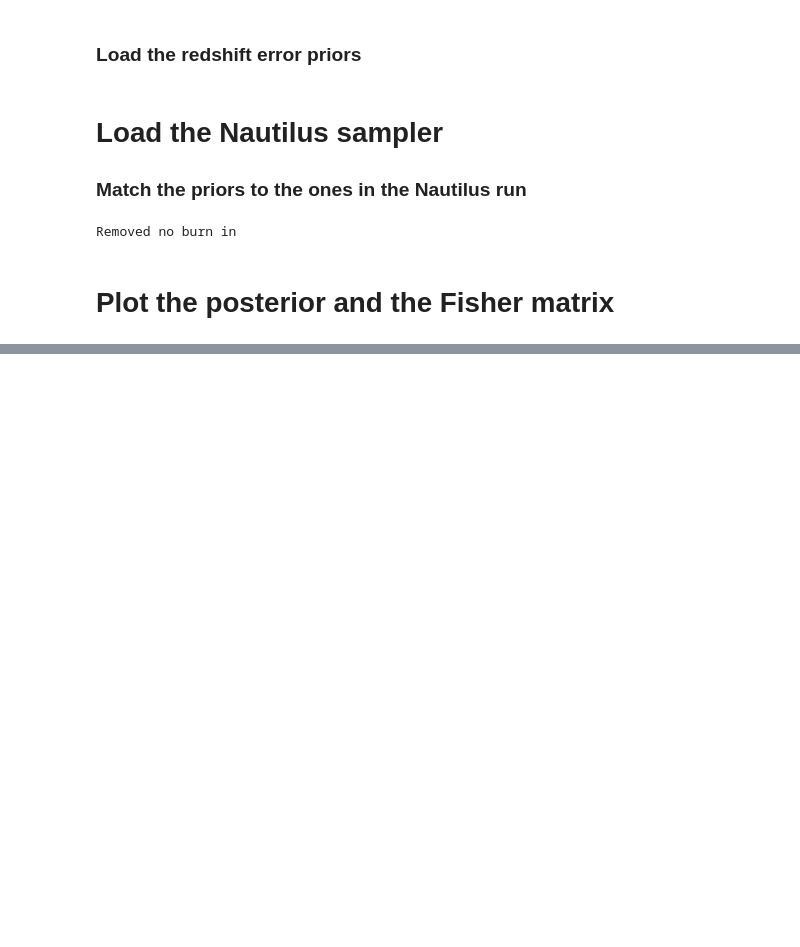
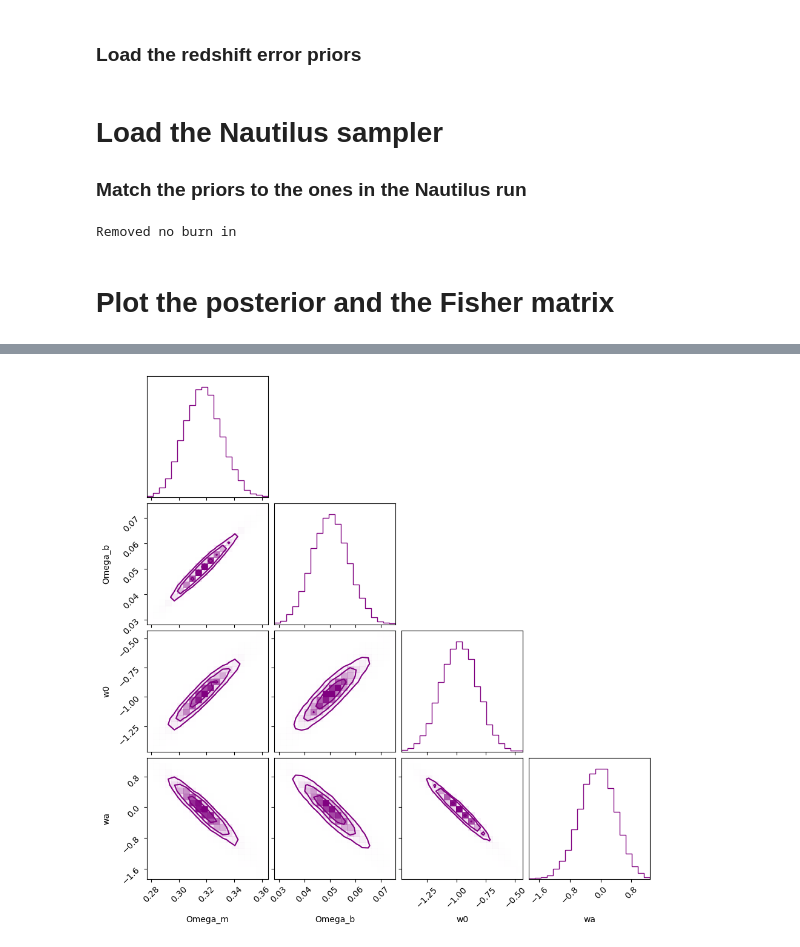
Before and after one commit to chrgeorgiou/CS_Fisher, a Jupyter notebook: validation/NS_validation.ipynb, the cells around one changed output, grey strips where cells are left out. Cells and saved outputs as stored; diff of their text form; code cells hidden in the pictures; blank space fills up the shorter version.

```diff
--- a/validation/NS_validation.ipynb
+++ b/validation/NS_validation.ipynb
@@ -85,0 +258,7 @@ g.fig.legend(handles, legend_labels, fontsize=14, loc='upper right')
+# %%
+import corner
+corner.corner(
+    points, weights=np.exp(log_w), bins=20, labels=prior.keys, color='purple',
+    plot_datapoints=False, range=np.repeat(0.999, len(prior.keys)));
+# %% [output]
+[figure, added]
```
Also changed, not shown: parts of 16 cells of this notebook.
